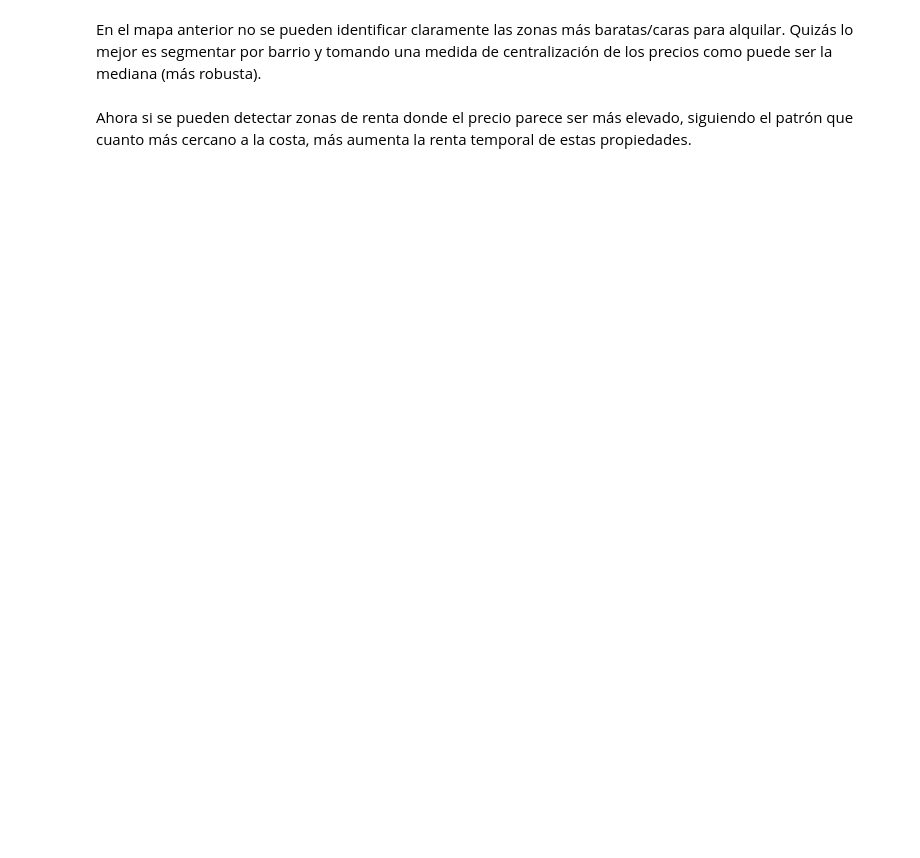
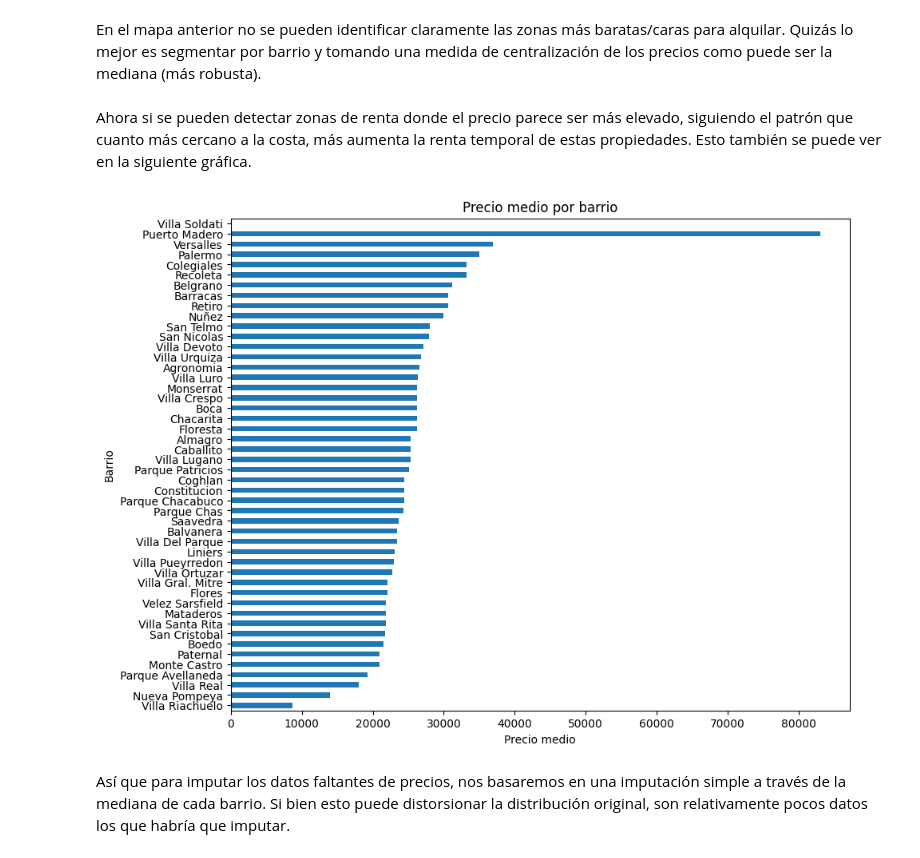
Before and after one commit to CarOmodeo/ADD-CEIA2024, a Jupyter notebook: TP_Final.ipynb, the cells around one changed output. Drawn from its saved outputs; the diff is of its cells as text; code cells hidden in the pictures; blank space fills up the shorter version.

```diff
--- a/TP_Final.ipynb
+++ b/TP_Final.ipynb
@@ -85,0 +312,5 @@ np.exp(10.5)
+# %%
+# Ahora usamos esto para sustituir valores faltantes de bathrooms
+print(f"Cantidad de valores faltantes en bathrooms antes de transformación: {df['bathrooms'].isna().sum()}")
+df['bathrooms'] = df.apply(lambda row: row['bathrooms_text'] if pd.isna(row['bathrooms']) else row['bathrooms'], axis=1)
+print(f"Cantidad de valores faltantes en bathrooms después de transformación: {df['bathrooms'].isna().sum()}")
@@ -140,8 +380,8 @@ rent_data_map
 En el mapa anterior no se pueden identificar claramente las zonas más baratas/caras para alquilar. Quizás lo mejor es segmentar por barrio y tomando una medida de centralización de los precios como puede ser la mediana (más robusta).
 # %%
 # Mapa centrado de los datos (a través de la mediana)
-center_map = [rent_data['latitude'].median(), rent_data['longitude'].median()]
-rent_data_map = folium.Map(location=center_map, zoom_start=11)
+center_map = [df['latitude'].median(), df['longitude'].median()]
+df_map = folium.Map(location=center_map, zoom_start=11)
 
 # Función para calcular la mediana de precios por barrio
 def medianprice_neighbourhood(df):
@@ -150,10 +390,10 @@ def medianprice_neighbourhood(df):
     return df.merge(median_prices, on='neighbourhood_cleansed')
 
 # Aplicar la función a los datos
-rent_data = medianprice_neighbourhood(rent_data)
+df = medianprice_neighbourhood(df)
 
 # Colormap para los precios
-norm = mpl.colors.Normalize(vmin=rent_data['median_price'].min(), vmax=rent_data['median_price'].max())
+norm = mpl.colors.Normalize(vmin=df['median_price'].min(), vmax=df['median_price'].max())
 cmap = mpl.cm.ScalarMappable(norm=norm, cmap='YlOrRd')
 
 # Función para escalar los valores de 'price' a radios y asignar tamaño de acuerdo al precio
@@ -162,8 +402,8 @@ def scale_radius(price, min_price, max_price, min_radius, max_radius):
     return scaled_radius
 
 # Valores mínimos y máximos de precio
-min_price = rent_data['price'].min()
-max_price = rent_data['price'].max()
+min_price = df['price'].min()
+max_price = df['price'].max()
 
 # Valores mínimos y máximos del radio
 min_radius = 5
@@ -185,17 +425,33 @@ def add_circle_marker(row):
                            f"Barrio: {row['neighbourhood_cleansed']} <br> Host: {row['host_name']}  <br> Precio: ${row['price']}",
                            min_width=150, max_width=200),
         tooltip=row['id']
-    ).add_to(rent_data_map)
+    ).add_to(df_map)
 
 # Se aplica la función a cada fila del DataFrame
-rent_data.apply(lambda row: add_circle_marker(row), axis=1)
+df.apply(lambda row: add_circle_marker(row), axis=1)
 
 # Plugins - Minimapa
 minimap = plugins.MiniMap()
-rent_data_map.add_child(minimap)
-rent_data_map
+df_map.add_child(minimap)
+df_map
 
 # Visualización del mapa
-rent_data_map
+df_map
 # %% [markdown]
-Ahora si se pueden detectar zonas de renta donde el precio parece ser más elevado, siguiendo el patrón que cuanto más cercano a la costa, más aumenta la renta temporal de estas propiedades.
+Ahora si se pueden detectar zonas de renta donde el precio parece ser más elevado, siguiendo el patrón que cuanto más cercano a la costa, más aumenta la renta temporal de estas propiedades. Esto también se puede ver en la siguiente gráfica.
+# %%
+# Gráfico del precio por barrio
+df_sorted = df.groupby('neighbourhood_cleansed')['price'].median().sort_values(ascending=True)
+
+fig, ax = plt.subplots(figsize=(10, 8))
+df_sorted.plot(kind='barh', ax=ax)
+
+plt.xlabel('Precio medio')
+plt.ylabel('Barrio')
+plt.title('Precio medio por barrio')
+
+plt.show()
+# %% [output]
+[figure, added]
+# %% [markdown]
+Así que para imputar los datos faltantes de precios, nos basaremos en una imputación simple a través de la mediana de cada barrio. Si bien esto puede distorsionar la distribución original, son relativamente pocos datos los que habría que imputar.
```
Also changed, not shown: parts of 64 cells of this notebook.
